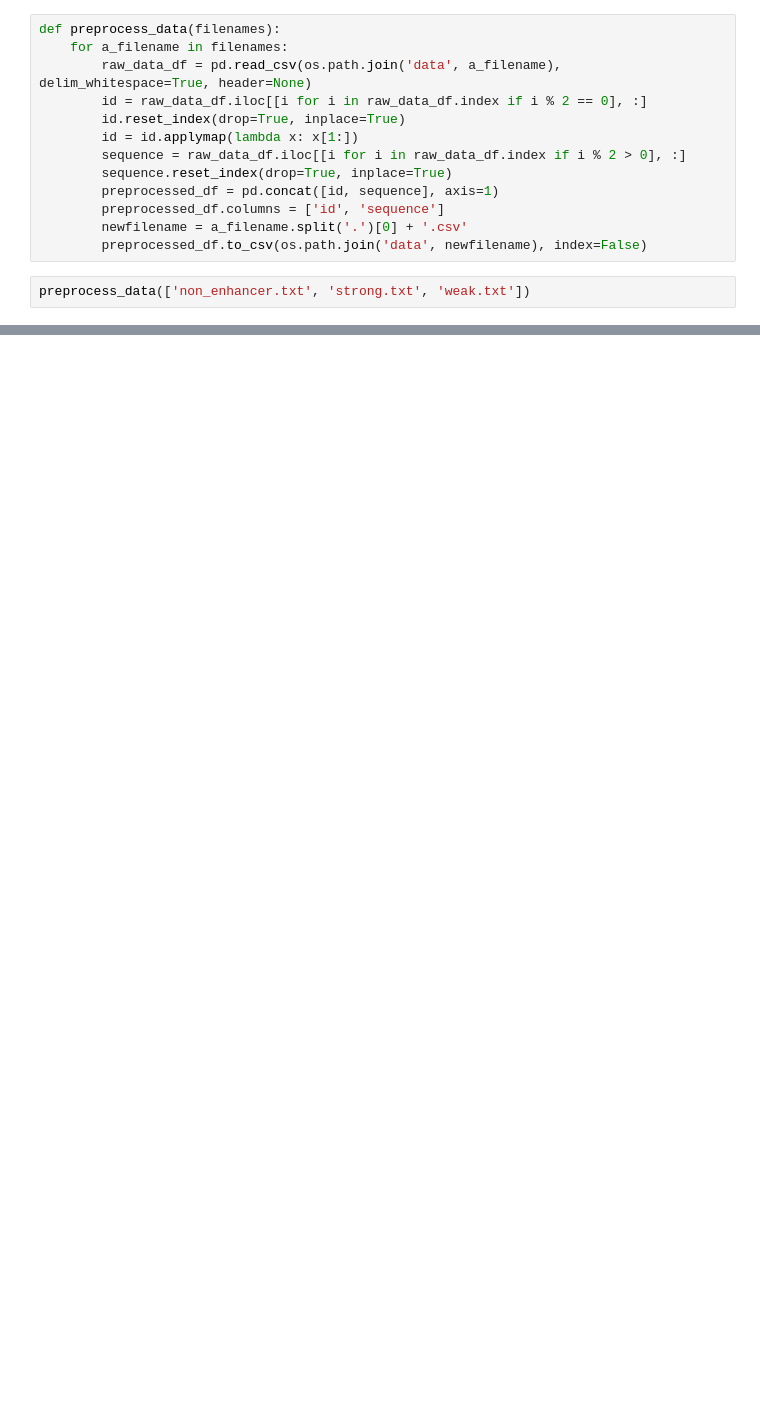
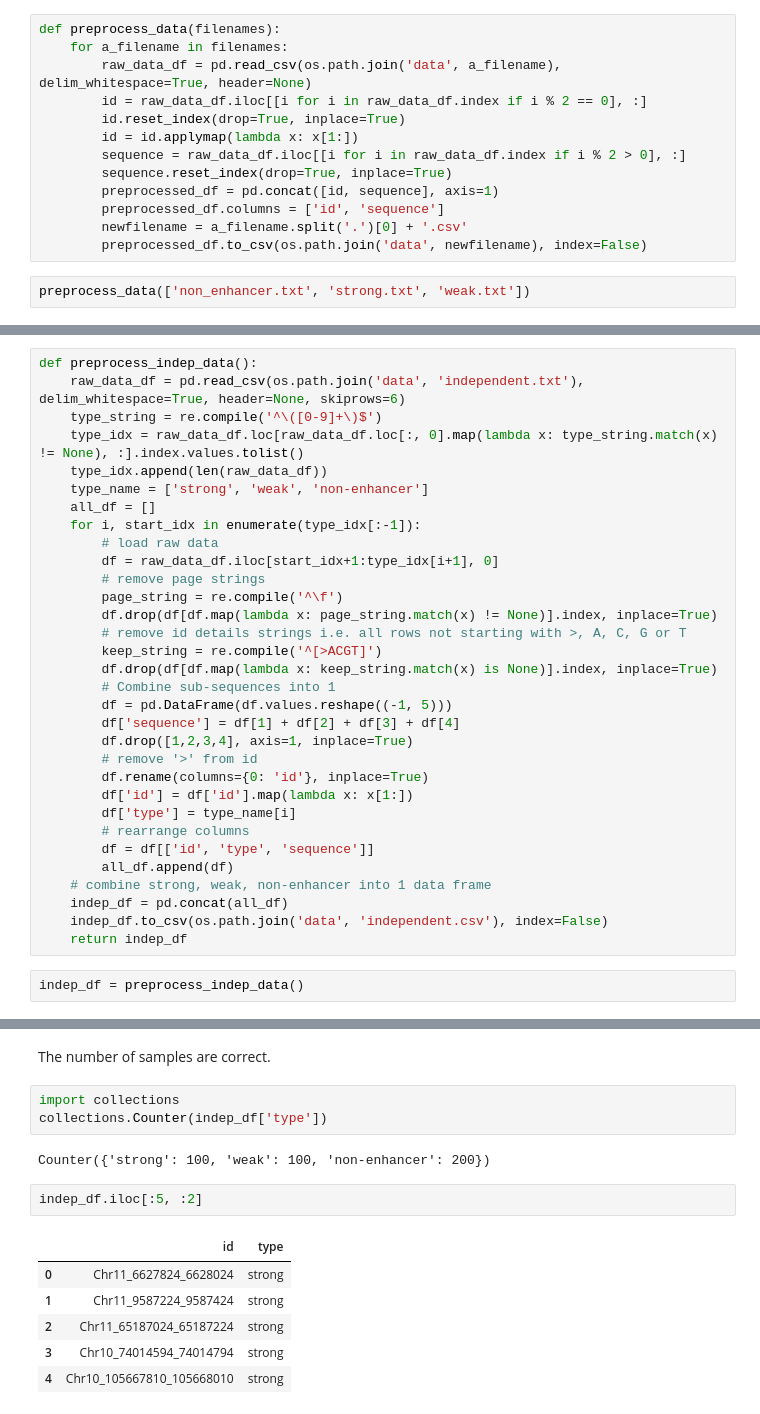
Before and after one commit to tkokkeng/KE5006-AppliedResearch, a Jupyter notebook: DataExploration/preprocessing1.ipynb, the cells around one changed output, grey strips where cells are left out. Saved outputs shown, nothing was run; the diff lists cells and outputs as text; blank space fills up the shorter version.

Commit message:
completed preprocessing

```diff
--- a/DataExploration/preprocessing1.ipynb
+++ b/DataExploration/preprocessing1.ipynb
@@ -97,0 +317,34 @@ preprocess_data(['non_enhancer.txt', 'strong.txt', 'weak.txt'])
+# %%
+def preprocess_indep_data():
+    raw_data_df = pd.read_csv(os.path.join('data', 'independent.txt'), delim_whitespace=True, header=None, skiprows=6)
+    type_string = re.compile('^\([0-9]+\)$')
+    type_idx = raw_data_df.loc[raw_data_df.loc[:, 0].map(lambda x: type_string.match(x) != None), :].index.values.tolist()
+    type_idx.append(len(raw_data_df))
+    type_name = ['strong', 'weak', 'non-enhancer']
+    all_df = []
+    for i, start_idx in enumerate(type_idx[:-1]):
+        # load raw data
+        df = raw_data_df.iloc[start_idx+1:type_idx[i+1], 0]
+        # remove page strings
+        page_string = re.compile('^\f')
+        df.drop(df[df.map(lambda x: page_string.match(x) != None)].index, inplace=True)
+        # remove id details strings i.e. all rows not starting with >, A, C, G or T
+        keep_string = re.compile('^[>ACGT]')
+        df.drop(df[df.map(lambda x: keep_string.match(x) is None)].index, inplace=True)
+        # Combine sub-sequences into 1
+        df = pd.DataFrame(df.values.reshape((-1, 5)))
+        df['sequence'] = df[1] + df[2] + df[3] + df[4]
+        df.drop([1,2,3,4], axis=1, inplace=True)
+        # remove '>' from id
+        df.rename(columns={0: 'id'}, inplace=True)
+        df['id'] = df['id'].map(lambda x: x[1:])
+        df['type'] = type_name[i]
+        # rearrange columns
+        df = df[['id', 'type', 'sequence']]
+        all_df.append(df)
+    # combine strong, weak, non-enhancer into 1 data frame
+    indep_df = pd.concat(all_df)
+    indep_df.to_csv(os.path.join('data', 'independent.csv'), index=False)
+    return indep_df
+# %%
+indep_df = preprocess_indep_data()
@@ -97,0 +362,16 @@ preprocess_data(['non_enhancer.txt', 'strong.txt', 'weak.txt'])
+# %% [markdown]
+The number of samples are correct.
+# %%
+import collections
+collections.Counter(indep_df['type'])
+# %% [output]
+Counter({'strong': 100, 'weak': 100, 'non-enhancer': 200})
+# %%
+indep_df.iloc[:5, :2]
+# %% [output]
+|  | id | type |
+| 0 | Chr11_6627824_6628024 | strong |
+| 1 | Chr11_9587224_9587424 | strong |
+| 2 | Chr11_65187024_65187224 | strong |
+| 3 | Chr10_74014594_74014794 | strong |
+| 4 | Chr10_105667810_105668010 | strong |
```
Also changed, not shown: parts of 34 cells of this notebook.
